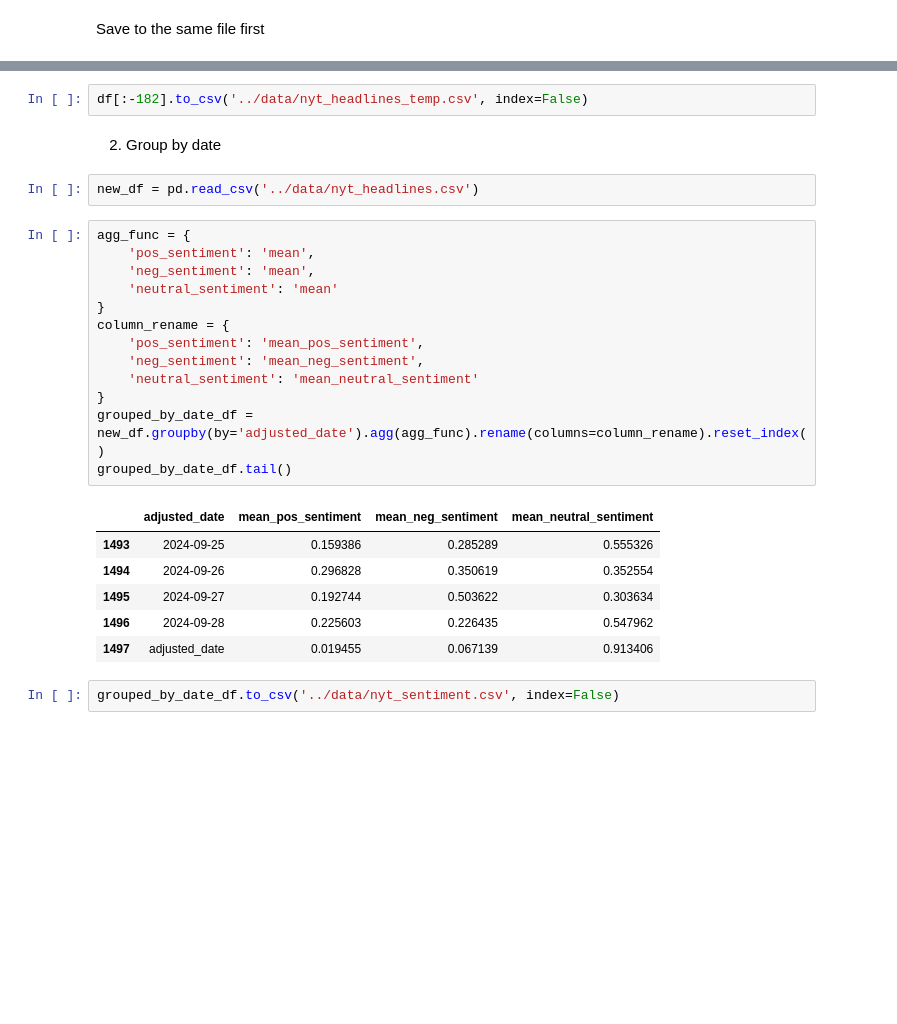
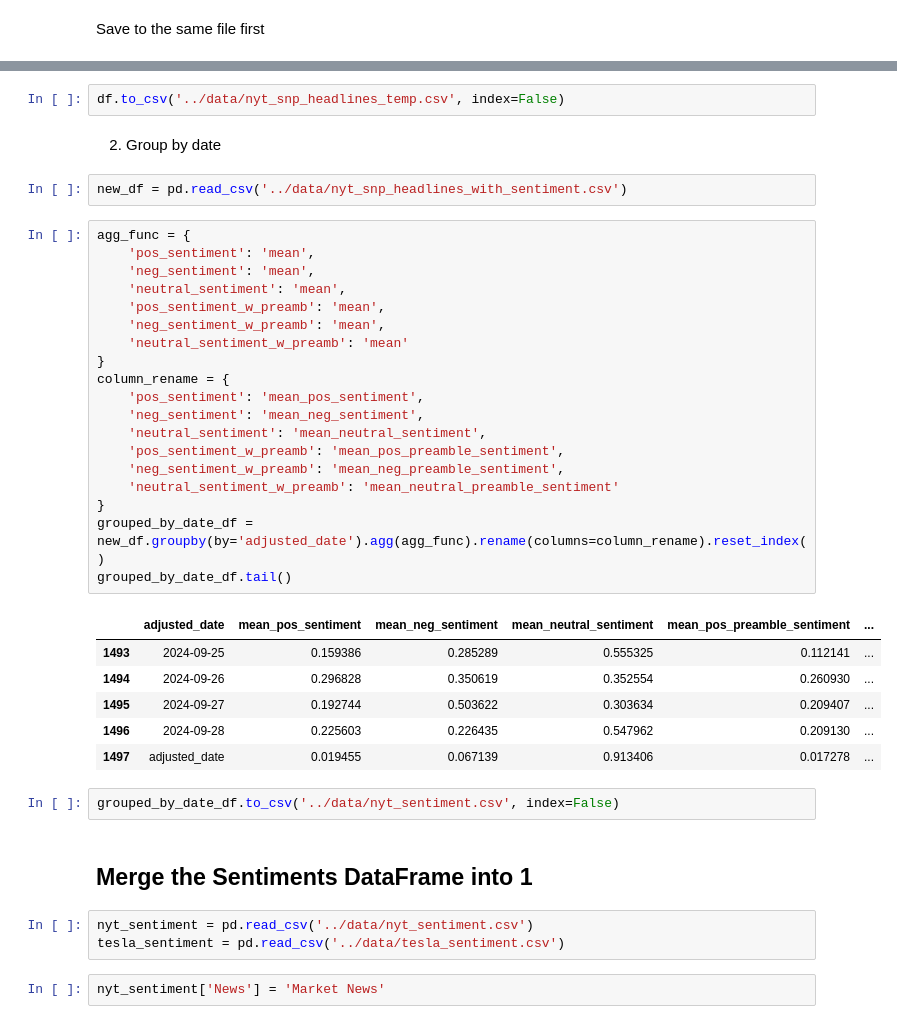
Before and after one commit to hwh1771/sentiment-analysis-volatility-forecasting, a Jupyter notebook: notebooks/03_sentiment_scoring.ipynb, the cells around one changed output, grey strips where cells are left out. Drawn from its saved outputs; the diff is of its cells as text; blank space fills up the shorter version.

Commit message:
Tesla news and created a union df in notebook #3

```diff
--- a/notebooks/03_sentiment_scoring.ipynb
+++ b/notebooks/03_sentiment_scoring.ipynb
@@ -90,28 +95,41 @@ Save to the same file first
 # %%
-df[:-182].to_csv('../data/nyt_headlines_temp.csv', index=False)
+df.to_csv('../data/nyt_snp_headlines_temp.csv', index=False)
 # %% [markdown]
 2. Group by date
 # %%
-new_df = pd.read_csv('../data/nyt_headlines.csv')
+new_df = pd.read_csv('../data/nyt_snp_headlines_with_sentiment.csv')
 # %%
 agg_func = {
     'pos_sentiment': 'mean',
     'neg_sentiment': 'mean',
-    'neutral_sentiment': 'mean'
+    'neutral_sentiment': 'mean',
+    'pos_sentiment_w_preamb': 'mean',
+    'neg_sentiment_w_preamb': 'mean',
+    'neutral_sentiment_w_preamb': 'mean'
 }
 column_rename = {
     'pos_sentiment': 'mean_pos_sentiment',
     'neg_sentiment': 'mean_neg_sentiment',
-    'neutral_sentiment': 'mean_neutral_sentiment'
+    'neutral_sentiment': 'mean_neutral_sentiment',
+    'pos_sentiment_w_preamb': 'mean_pos_preamble_sentiment',
+    'neg_sentiment_w_preamb': 'mean_neg_preamble_sentiment',
+    'neutral_sentiment_w_preamb': 'mean_neutral_preamble_sentiment'
 }
 grouped_by_date_df = new_df.groupby(by='adjusted_date').agg(agg_func).rename(columns=column_rename).reset_index()
 grouped_by_date_df.tail()
 # %% [output]
-|  | adjusted_date | mean_pos_sentiment | mean_neg_sentiment | mean_neutral_sentiment |
-| 1493 | 2024-09-25 | 0.159386 | 0.285289 | 0.555326 |
-| 1494 | 2024-09-26 | 0.296828 | 0.350619 | 0.352554 |
-| 1495 | 2024-09-27 | 0.192744 | 0.503622 | 0.303634 |
-| 1496 | 2024-09-28 | 0.225603 | 0.226435 | 0.547962 |
-| 1497 | adjusted_date | 0.019455 | 0.067139 | 0.913406 |
+|  | adjusted_date | mean_pos_sentiment | mean_neg_sentiment | mean_neutral_sentiment | mean_pos_preamble_sentiment | ... |
+| 1493 | 2024-09-25 | 0.159386 | 0.285289 | 0.555325 | 0.112141 | ... |
+| 1494 | 2024-09-26 | 0.296828 | 0.350619 | 0.352554 | 0.260930 | ... |
+| 1495 | 2024-09-27 | 0.192744 | 0.503622 | 0.303634 | 0.209407 | ... |
+| 1496 | 2024-09-28 | 0.225603 | 0.226435 | 0.547962 | 0.209130 | ... |
+| 1497 | adjusted_date | 0.019455 | 0.067139 | 0.913406 | 0.017278 | ... |
 # %%
 grouped_by_date_df.to_csv('../data/nyt_sentiment.csv', index=False)
+# %% [markdown]
+## Merge the Sentiments DataFrame into 1
+# %%
+nyt_sentiment = pd.read_csv('../data/nyt_sentiment.csv')
+tesla_sentiment = pd.read_csv('../data/tesla_sentiment.csv')
+# %%
+nyt_sentiment['News'] = 'Market News'
```
Also changed, not shown: parts of 13 cells of this notebook, 11 other files.
